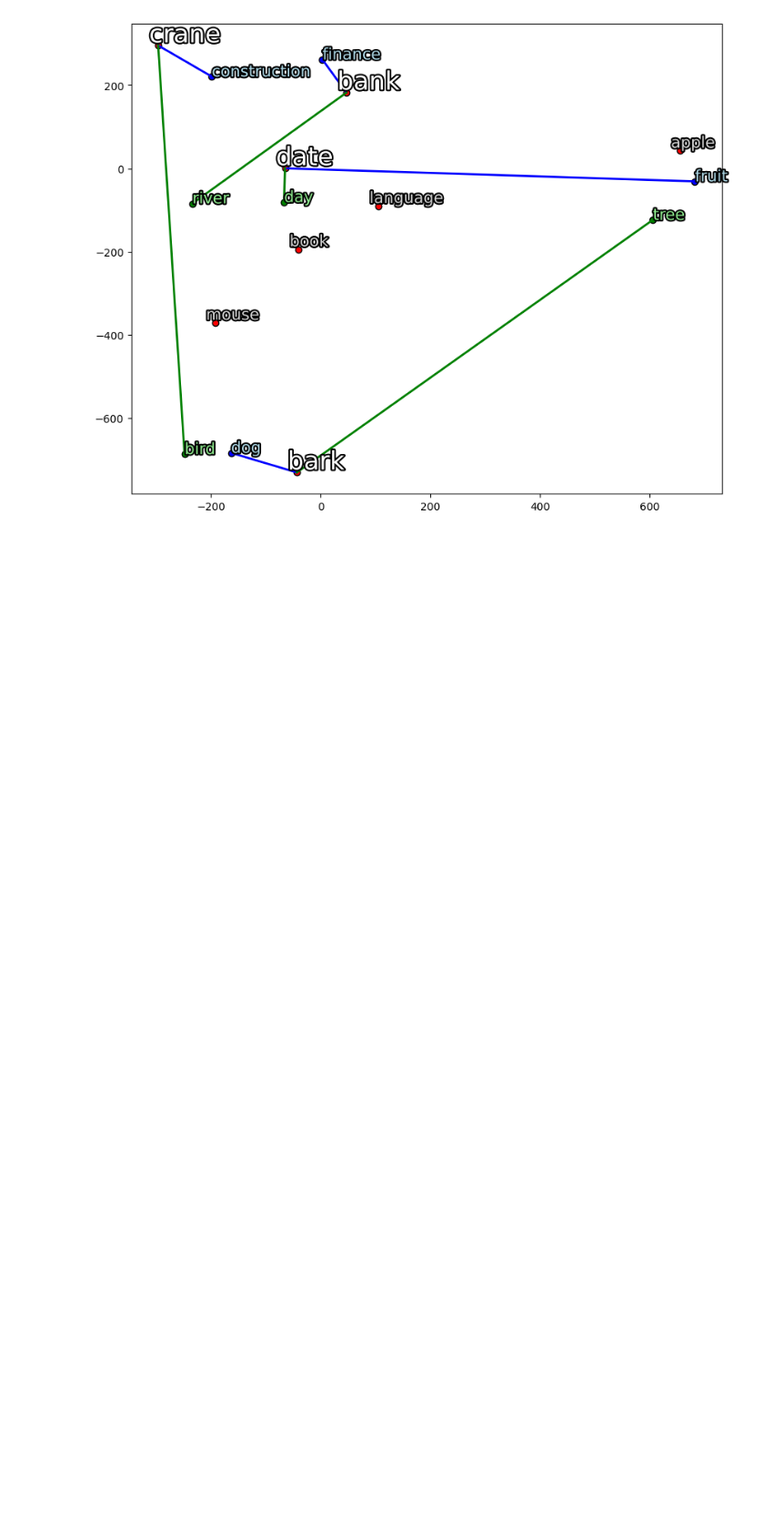
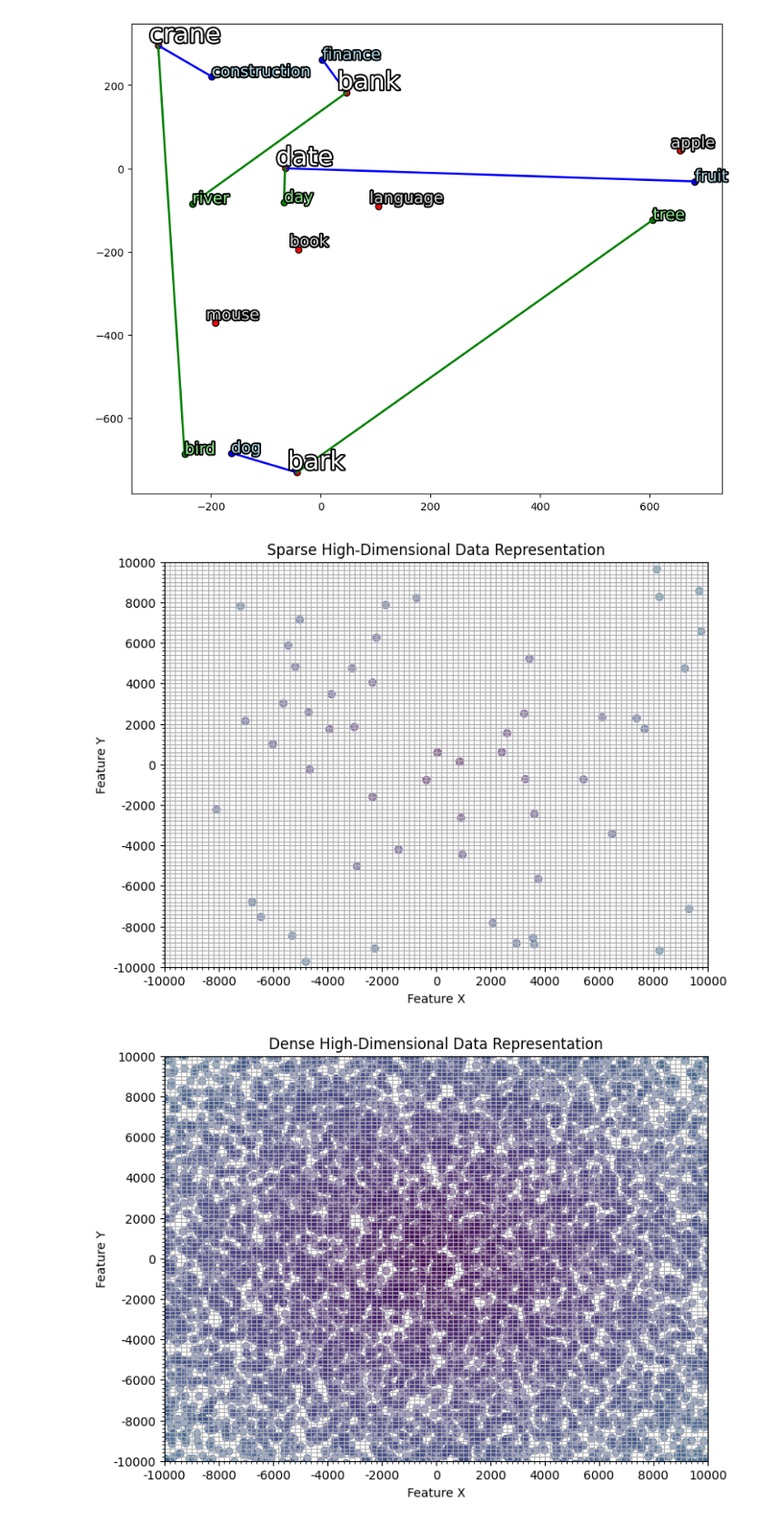
Before and after one commit to lettucegoblin/Machine-Learning-Illustrated-Examples, a Jupyter notebook: Exploring higher dimensional visualization.ipynb, the cells around one changed output. Shown at 91% size. Saved outputs shown, nothing was run; the diff lists cells and outputs as text; code cells hidden in the pictures; blank space fills up the shorter version.

Commit message:
dimension rep example

```diff
--- a/Exploring higher dimensional visualization.ipynb
+++ b/Exploring higher dimensional visualization.ipynb
@@ -552,3 +552,79 @@ if word in model.key_to_index:
   plot_words([word, "taxes"] + [word for word, _ in words], 0)
 else:
   print('Word not in vocabulary')
+# %%
+import matplotlib.pyplot as plt
+import numpy as np
+from matplotlib.colors import Normalize
+from matplotlib.cm import viridis
+from matplotlib.ticker import MultipleLocator, FormatStrFormatter
+
+def plot_dimensional_diagram(sparse=True, high_dimensional=True):
+    """
+    Plot a representation of sparse & high-dimensional data with radial gradient color coding.
+
+    Parameters:
+    - sparse (bool): If True, plot the data as sparse.
+    - high_dimensional (bool): If True, zoom out to imply a high-dimensional feature space.
+    """
+    # Seed for reproducibility
+    np.random.seed(42)
+    size_str = 'Sparse' if sparse else 'Dense'
+    dim_str = 'High-Dimensional' if high_dimensional else 'Low-Dimensional'
+
+    # Generate data
+    points = 100 if sparse else 15000
+    dimension_range = 10000 if high_dimensional else 100
+
+    # Generate random points
+    x = np.random.randn(points) * dimension_range
+    y = np.random.randn(points) * dimension_range
+
+    # Calculate distances for color coding
+    distances = np.sqrt(x**2 + y**2)
+    norm = Normalize(vmin=min(distances), vmax=max(distances))
+    colors = viridis(norm(distances))
+
+    # Plot
+    plt.figure(figsize=(8, 6))
+
+    #plt.colorbar(label='Distance from Origin (Dimensionality Indicator)')
+    plt.xlim(-dimension_range, dimension_range)
+    plt.ylim(-dimension_range, dimension_range)
+
+
+    # Setting grid and labels
+    ax = plt.gca()  # Get current axes
+    if high_dimensional:
+      # Set minor ticks to show grid every 20
+      ax.xaxis.set_minor_locator(MultipleLocator(dimension_range // 50))
+      ax.yaxis.set_minor_locator(MultipleLocator(dimension_range // 50))
+
+      # Set major ticks to label every 100
+      ax.xaxis.set_major_locator(MultipleLocator(dimension_range // 5))
+      ax.yaxis.set_major_locator(MultipleLocator(dimension_range // 5))
+      ax.xaxis.set_major_formatter(FormatStrFormatter('%d'))
+      ax.yaxis.set_major_formatter(FormatStrFormatter('%d'))
+      #plt.xticks(np.arange(-dimension_range, dimension_range + 1, round(20)))
+      #plt.yticks(np.arange(-dimension_range, dimension_range + 1, round(20)))
+    else:
+      plt.xticks(np.arange(-dimension_range, dimension_range + 1, dimension_range // 5))
+      plt.yticks(np.arange(-dimension_range, dimension_range + 1, dimension_range // 5))
+
+
+    plt.xlabel('Feature X')
+    plt.ylabel('Feature Y')
+    plt.title(f'{size_str} {dim_str} Data Representation')
+    plt.scatter(x, y, alpha=0.5, c=colors)
+    plt.grid(which='both')
+
+    plt.show()
+
+# Example usage
+plot_dimensional_diagram(sparse=True, high_dimensional=True)
+plot_dimensional_diagram(sparse=False, high_dimensional=True)
+plot_dimensional_diagram(sparse=True, high_dimensional=False)
+plot_dimensional_diagram(sparse=False, high_dimensional=False)
+# %% [output]
+[figure, added]
+[figure, added]
```
Also changed, not shown: parts of 1 cell of this notebook.
